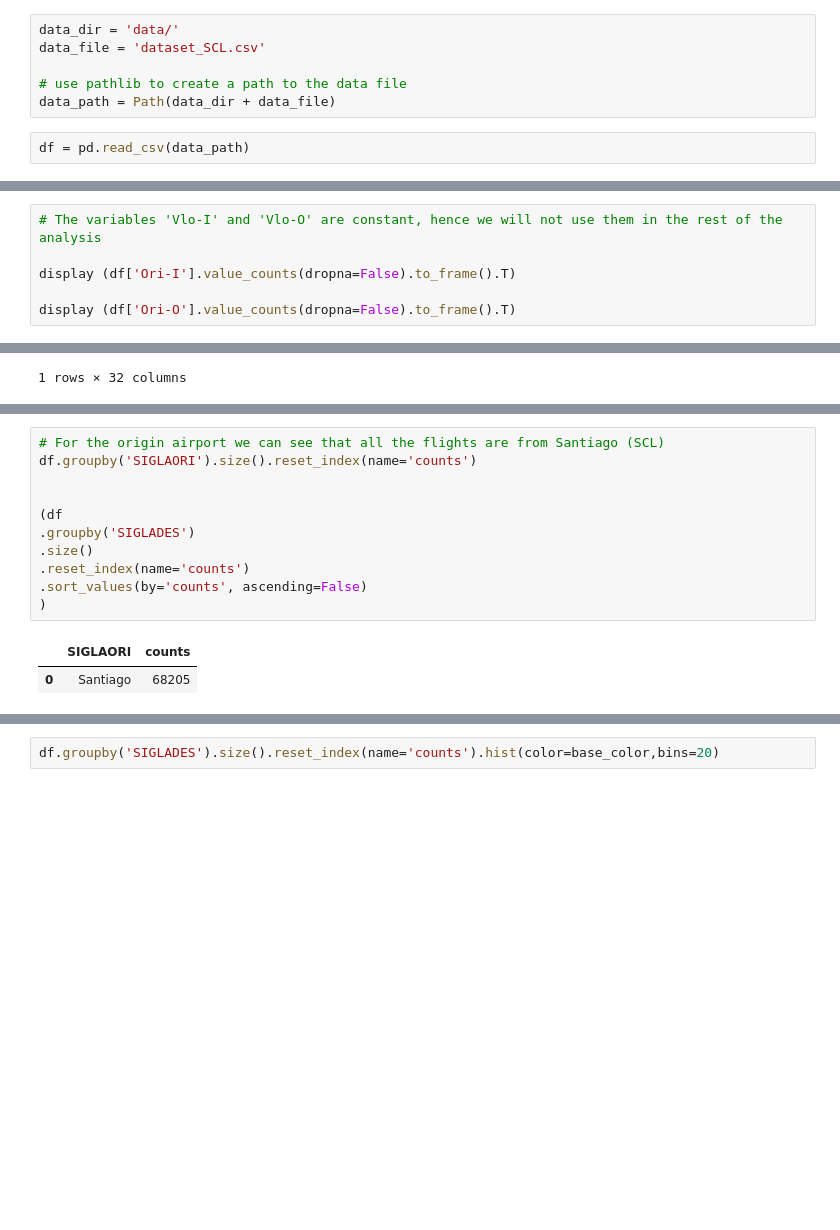
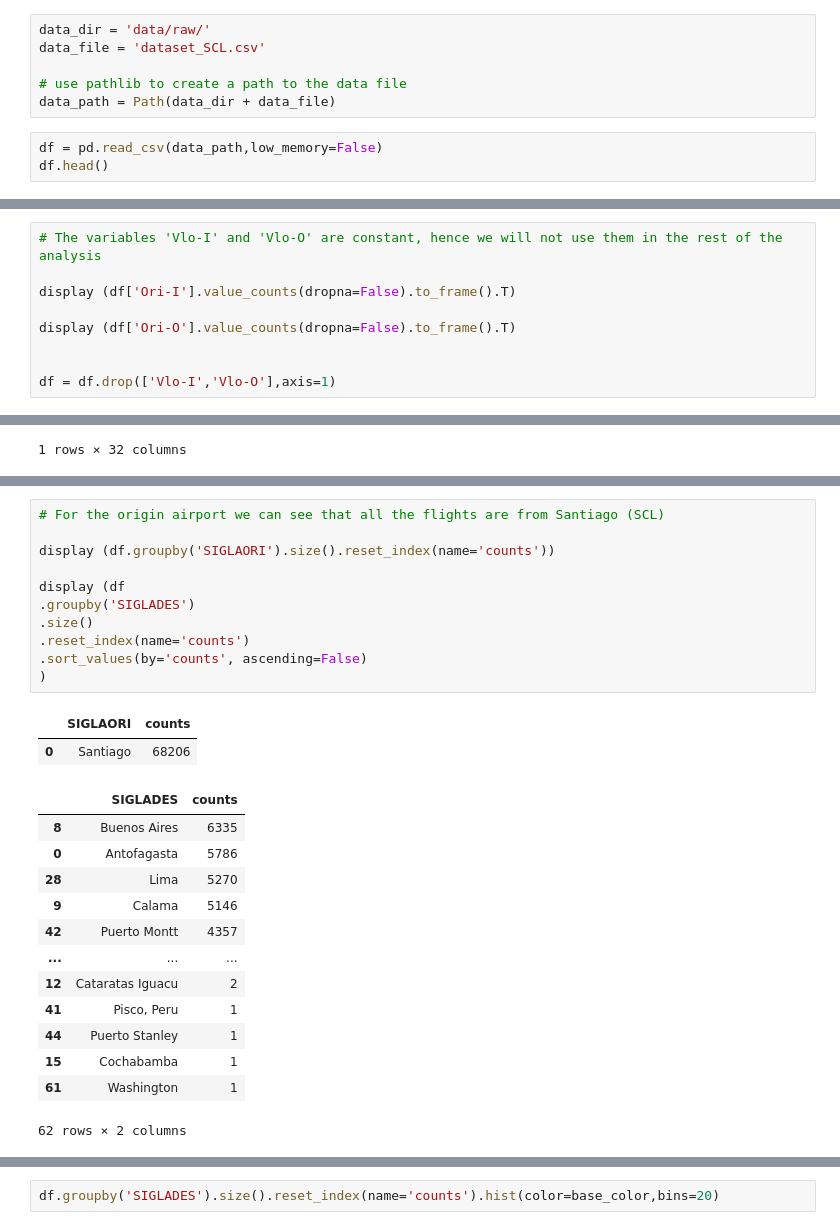
Before and after one commit to Luis-ramirez-r/Challenge-Data-Scientist---Luis-Ramirez, a Jupyter notebook: solution.ipynb, the cells around one changed output, grey strips where cells are left out. Saved outputs shown, nothing was run; the diff lists cells and outputs as text; blank space fills up the shorter version.

```diff
--- a/solution.ipynb
+++ b/solution.ipynb
@@ -7,8 +14,9 @@ import numpy as np
 # %%
-data_dir = 'data/'
+data_dir = 'data/raw/'
 data_file = 'dataset_SCL.csv'
 
 # use pathlib to create a path to the data file
 data_path = Path(data_dir + data_file)
 # %%
-df = pd.read_csv(data_path)
+df = pd.read_csv(data_path,low_memory=False)
+df.head()
@@ -187,5 +124,8 @@ display (df['Vlo-O'].value_counts(dropna=False).to_frame().T)
 display (df['Ori-I'].value_counts(dropna=False).to_frame().T)
 
 display (df['Ori-O'].value_counts(dropna=False).to_frame().T)
+
+
+df = df.drop(['Vlo-I','Vlo-O'],axis=1)
 # %% [output]
 |  | SCEL |
@@ -242,15 +182,28 @@ df.groupby('OPERA').size().reset_index(name='counts').sort_values(by='counts', a
 [figure]
 # %%
 # For the origin airport we can see that all the flights are from Santiago (SCL)
-df.groupby('SIGLAORI').size().reset_index(name='counts')
 
+display (df.groupby('SIGLAORI').size().reset_index(name='counts'))
 
-(df
+display (df
 .groupby('SIGLADES')
 .size()
 .reset_index(name='counts')
 .sort_values(by='counts', ascending=False)
 )
 # %% [output]
 |  | SIGLAORI | counts |
-| 0 | Santiago | 68205 |
+| 0 | Santiago | 68206 |
+|  | SIGLADES | counts |
+| 8 | Buenos Aires | 6335 |
+| 0 | Antofagasta | 5786 |
+| 28 | Lima | 5270 |
+| 9 | Calama | 5146 |
+| 42 | Puerto Montt | 4357 |
+| ... | ... | ... |
+| 12 | Cataratas Iguacu | 2 |
+| 41 | Pisco, Peru | 1 |
+| 44 | Puerto Stanley | 1 |
+| 15 | Cochabamba | 1 |
+| 61 | Washington | 1 |
+62 rows × 2 columns
```
Also changed, not shown: parts of 28 cells of this notebook, 5 other files.
